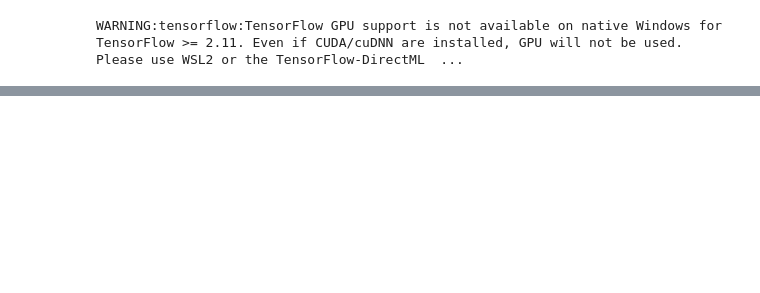
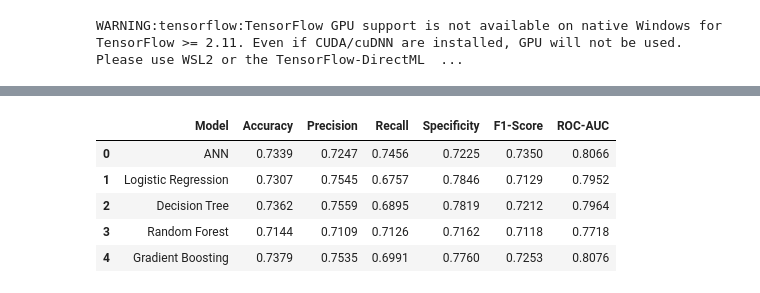
Before and after one commit to yashlad009/AI-powered-chronic-risk-detection-and-explanation-assistant-, a Jupyter notebook: ml-training/notebooks/04_CVD_ANN_Model.ipynb, the cells around one changed output, grey strips where cells are left out. Cells and saved outputs as stored; diff of their text form; code cells hidden in the pictures; blank space fills up the shorter version.

```diff
--- a/ml-training/notebooks/04_CVD_ANN_Model.ipynb
+++ b/ml-training/notebooks/04_CVD_ANN_Model.ipynb
@@ -183,0 +564,63 @@ plt.show()
+# %%
+import pandas as pd
+
+comparison_results = pd.DataFrame({
+    "Model": [
+        "ANN",
+        "Logistic Regression",
+        "Decision Tree",
+        "Random Forest",
+        "Gradient Boosting"
+    ],
+    "Accuracy": [
+        0.7339,
+        0.7307,
+        0.7362,
+        0.7144,
+        0.7379
+    ],
+    "Precision": [
+        0.7247,
+        0.7545,
+        0.7559,
+        0.7109,
+        0.7535
+    ],
+    "Recall": [
+        0.7456,
+        0.6757,
+        0.6895,
+        0.7126,
+        0.6991
+    ],
+    "Specificity": [
+        0.7225,
+        0.7846,
+        0.7819,
+        0.7162,
+        0.7760
+    ],
+    "F1-Score": [
+        0.7350,
+        0.7129,
+        0.7212,
+        0.7118,
+        0.7253
+    ],
+    "ROC-AUC": [
+        0.8066,
+        0.7952,
+        0.7964,
+        0.7718,
+        0.8076
+    ]
+})
+
+comparison_results
+# %% [output]
+|  | Model | Accuracy | Precision | Recall | Specificity | F1-Score | ROC-AUC |
+| 0 | ANN | 0.7339 | 0.7247 | 0.7456 | 0.7225 | 0.7350 | 0.8066 |
+| 1 | Logistic Regression | 0.7307 | 0.7545 | 0.6757 | 0.7846 | 0.7129 | 0.7952 |
+| 2 | Decision Tree | 0.7362 | 0.7559 | 0.6895 | 0.7819 | 0.7212 | 0.7964 |
+| 3 | Random Forest | 0.7144 | 0.7109 | 0.7126 | 0.7162 | 0.7118 | 0.7718 |
+| 4 | Gradient Boosting | 0.7379 | 0.7535 | 0.6991 | 0.7760 | 0.7253 | 0.8076 |
```
Also changed, not shown: parts of 28 cells of this notebook, 2 other files.
